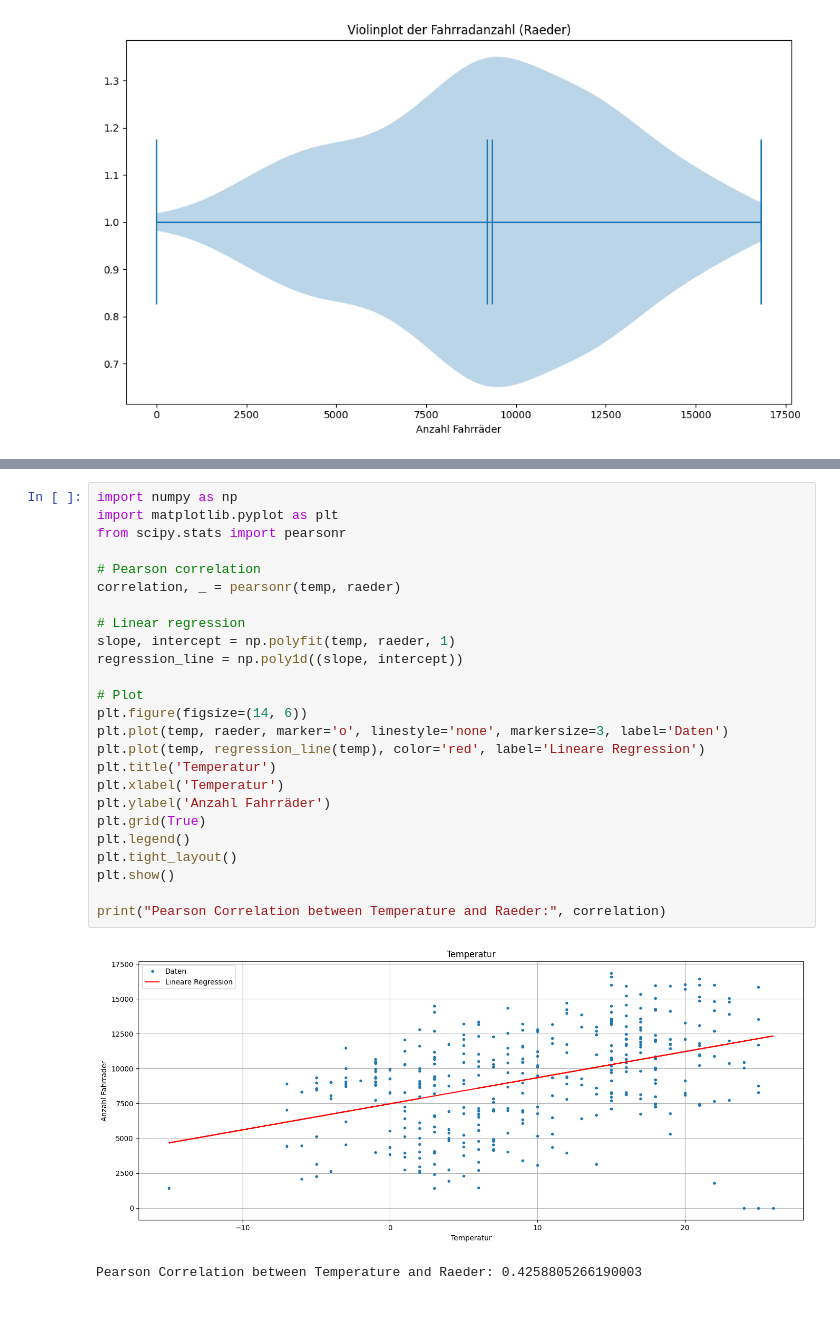
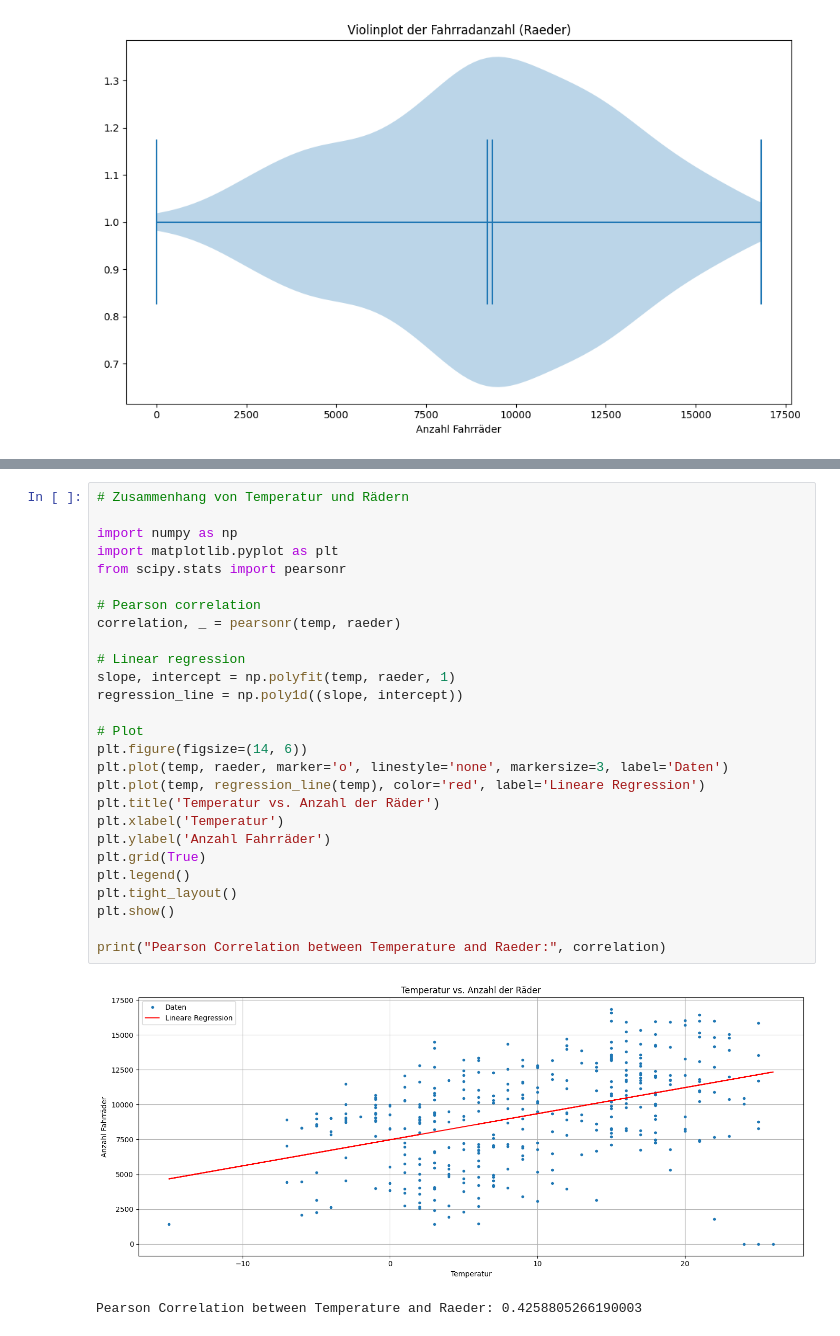
Before and after one commit to LordOfReinkeness/stochastik_SoSe25, a Jupyter notebook: fahrraeder.ipynb, the cells around one changed output, grey strips where cells are left out. Drawn from its saved outputs; the diff is of its cells as text.

```diff
--- a/fahrraeder.ipynb
+++ b/fahrraeder.ipynb
@@ -226,29 +285,31 @@ Pearson Correlation between Weekday and Raeder: -0.4373733376799042
 # %%
+# Zusammenhang von Temperatur und Rädern
+
 import numpy as np
 import matplotlib.pyplot as plt
 from scipy.stats import pearsonr
 
 # Pearson correlation
 correlation, _ = pearsonr(temp, raeder)
 
 # Linear regression
 slope, intercept = np.polyfit(temp, raeder, 1)
 regression_line = np.poly1d((slope, intercept))
 
 # Plot
 plt.figure(figsize=(14, 6))
 plt.plot(temp, raeder, marker='o', linestyle='none', markersize=3, label='Daten')
 plt.plot(temp, regression_line(temp), color='red', label='Lineare Regression')
-plt.title('Temperatur')
+plt.title('Temperatur vs. Anzahl der Räder')
 plt.xlabel('Temperatur')
 plt.ylabel('Anzahl Fahrräder')
 plt.grid(True)
 plt.legend()
 plt.tight_layout()
 plt.show()
 
 print("Pearson Correlation between Temperature and Raeder:", correlation)
 # %% [output]
-[figure, old version]
+[figure, new version]
 Pearson Correlation between Temperature and Raeder: 0.4258805266190003
 # %%
```
Also changed, not shown: parts of 9 cells of this notebook.
